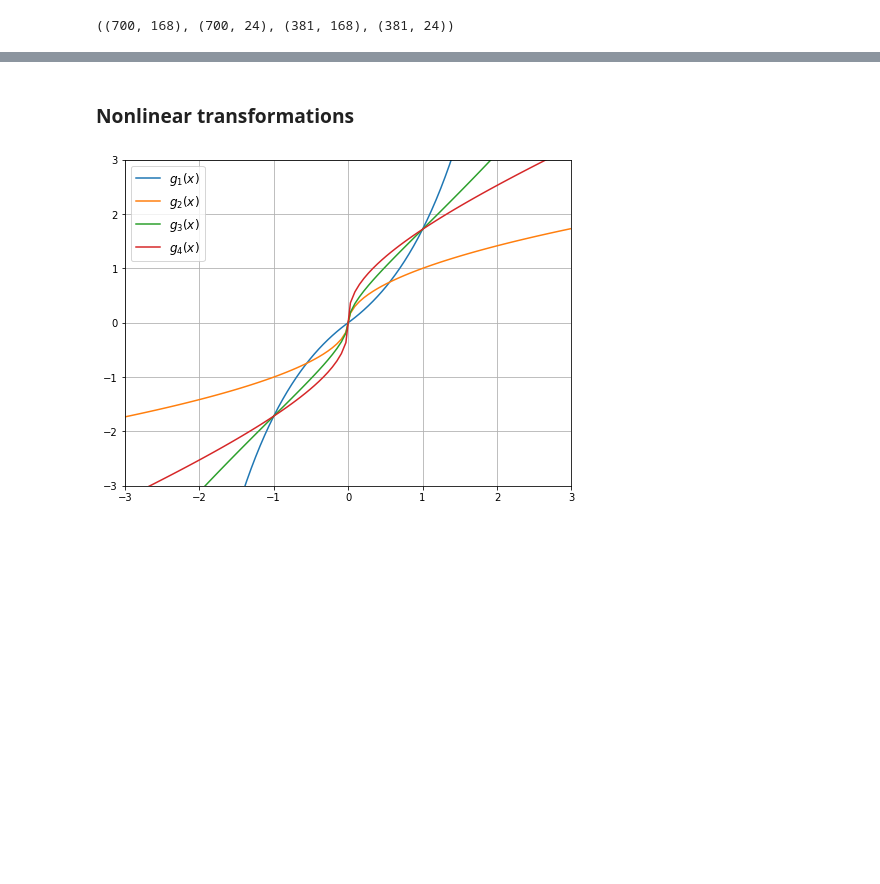
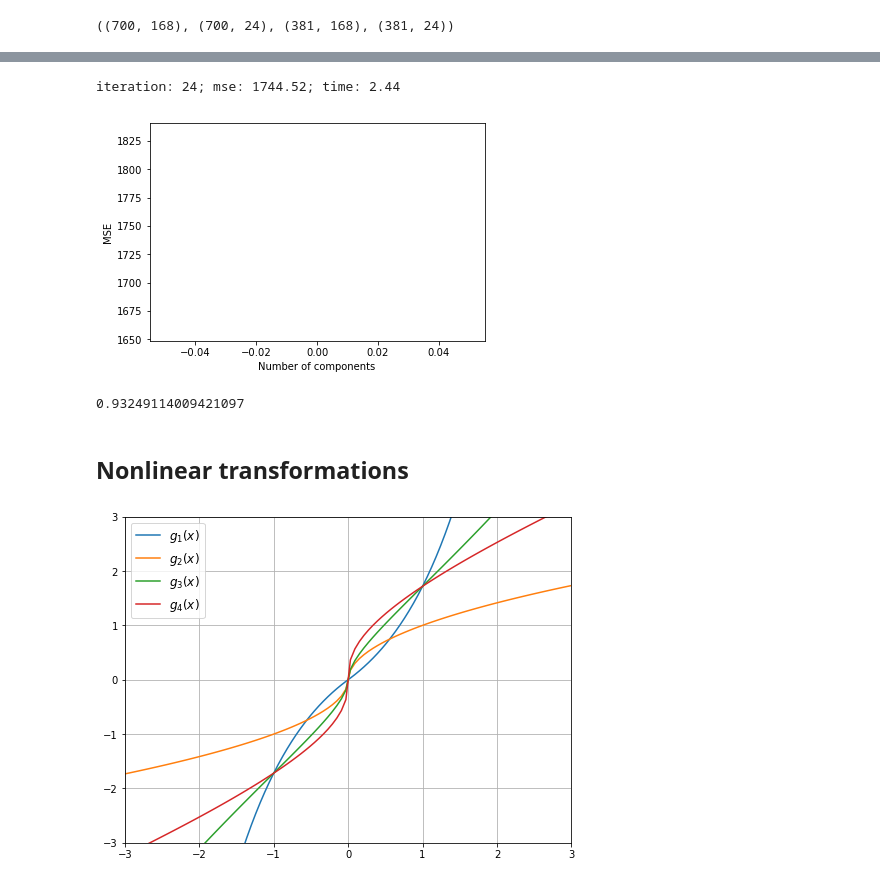
Before and after one commit to mariiavladimirova/NonlinearPLS, a Jupyter notebook: code/main.ipynb, the cells around one changed output, grey strips where cells are left out. Drawn from its saved outputs; the diff is of its cells as text; code cells hidden in the pictures; blank space fills up the shorter version.

```diff
--- a/code/main.ipynb
+++ b/code/main.ipynb
@@ -609,0 +673,25 @@ plt.show()
+# %%
+mse_n_comps = []
+
+for k in np.arange(24, 25):
+    start_time = time.time()
+    pls = PLSNonLinear(n_components=k)
+    pls.fit(X_train, Y_train)
+    Y_pred = pls.predict(X_test)
+    mse_n_comps.append(mean_squared_error(Y_test, Y_pred))
+    display.clear_output(wait=True)
+    iter_time = (time.time() - start_time) / 60
+    print('iteration: {}; mse: {:.2f}; time: {:.2f}'.format(k, mse_n_comps[-1], iter_time))
+
+plt.figure(figsize=(6, 4))
+plt.plot(mse_n_comps)
+plt.xlabel('Number of components')
+plt.ylabel('MSE')
+plt.show()
+# %% [output]
+iteration: 24; mse: 1744.52; time: 2.44
+[figure, added]
+# %%
+nmse(Y_test, Y_pred)
+# %% [output]
+0.93249114009421097
@@ -610,5 +707,5 @@ plt.show()
 # %% [markdown]
-### Nonlinear transformations
+## Nonlinear transformations
 # %%
 def g1(x, a=0., b=1.):
     return np.sign(x) * np.exp(a) * (np.exp(b * np.abs(x)) - 1)
```
Also changed, not shown: parts of 17 cells of this notebook.
